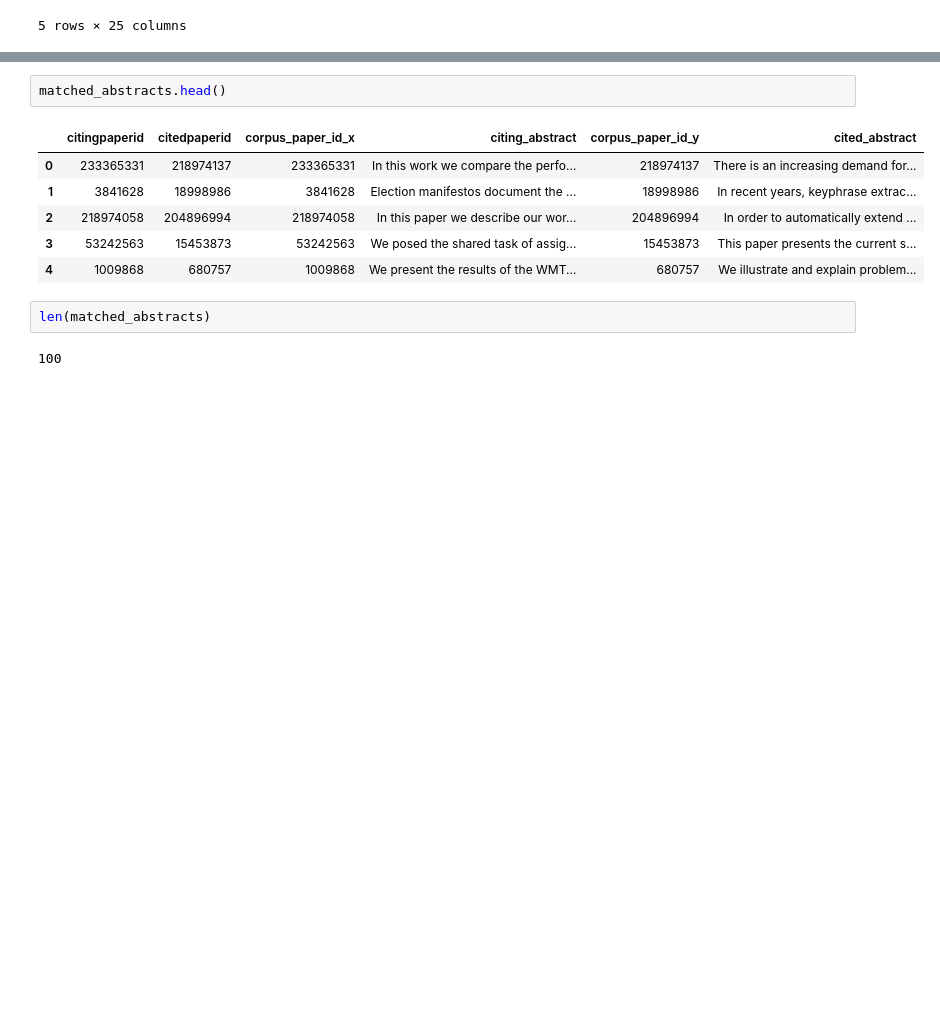
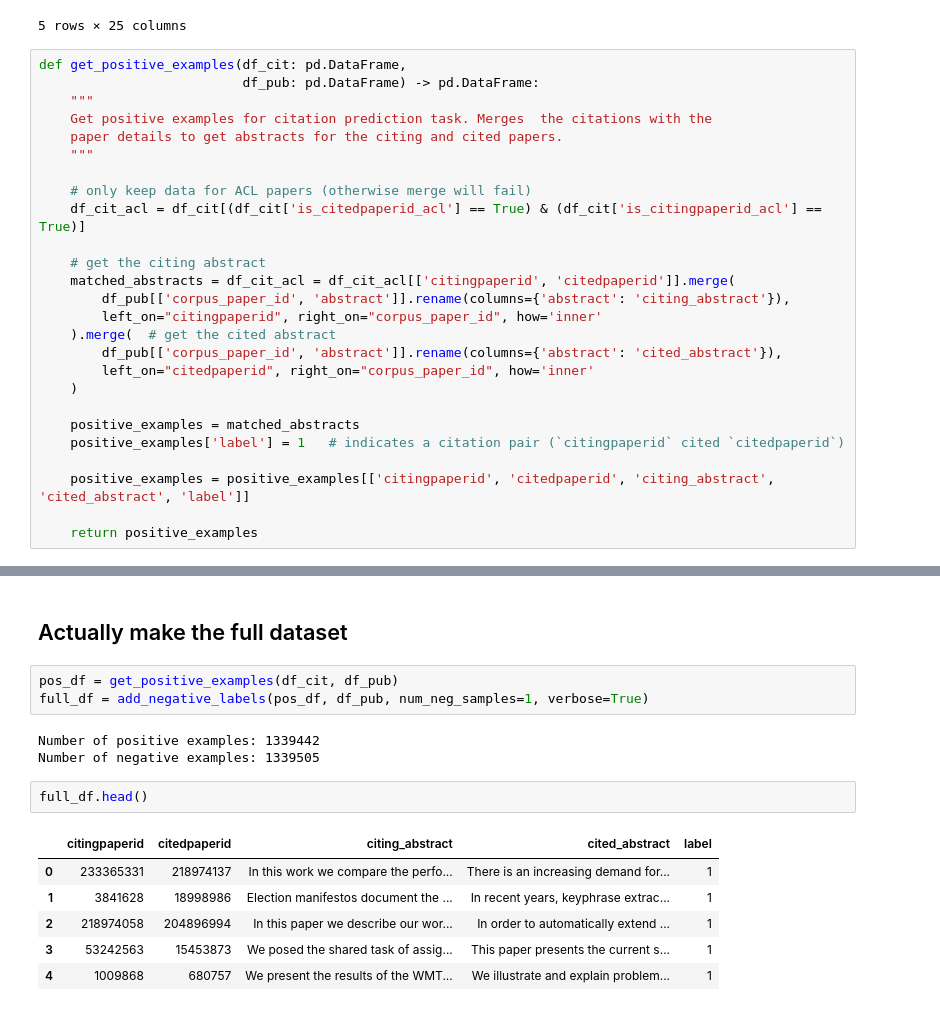
Before and after one commit to danielfrees/causalign, a Jupyter notebook: notebooks/eda.ipynb, the cells around one changed output, grey strips where cells are left out. Saved outputs shown, nothing was run; the diff lists cells and outputs as text; blank space fills up the shorter version.

Commit message:
data prepped

```diff
--- a/notebooks/eda.ipynb
+++ b/notebooks/eda.ipynb
@@ -28,5 +28,31 @@ df_pub.head()
 | 3 | W05-0819 | In this paper, we describe a word... | In this paper, we describe a word... | 1215281 | b20450f67116e59d1348fc472cfc09f96... | 15 | https://aclanthology.org/W05-0819 | Association for Computational Lin... | Ann Arbor, Michigan | ... |
 | 4 | L02-1309 | None | None | 18078432 | 011e943b64a78dadc3440674419821ee0... | 12 | http://www.lrec-conf.org/proceedi... | European Language Resources Assoc... | Las Palmas, Canary Islands - Spain | ... |
 5 rows × 25 columns
+# %%
+def get_positive_examples(df_cit: pd.DataFrame,
+                          df_pub: pd.DataFrame) -> pd.DataFrame:
+    """
+    Get positive examples for citation prediction task. Merges  the citations with the
+    paper details to get abstracts for the citing and cited papers.
+    """
+
+    # only keep data for ACL papers (otherwise merge will fail)
+    df_cit_acl = df_cit[(df_cit['is_citedpaperid_acl'] == True) & (df_cit['is_citingpaperid_acl'] == True)]
+
+    # get the citing abstract
+    matched_abstracts = df_cit_acl = df_cit_acl[['citingpaperid', 'citedpaperid']].merge(
+        df_pub[['corpus_paper_id', 'abstract']].rename(columns={'abstract': 'citing_abstract'}),
+        left_on="citingpaperid", right_on="corpus_paper_id", how='inner'
+    ).merge(  # get the cited abstract
+        df_pub[['corpus_paper_id', 'abstract']].rename(columns={'abstract': 'cited_abstract'}),
+        left_on="citedpaperid", right_on="corpus_paper_id", how='inner'
+    )
+
+    positive_examples = matched_abstracts
+    positive_examples['label'] = 1   # indicates a citation pair (`citingpaperid` cited `citedpaperid`)
+
+    positive_examples = positive_examples[['citingpaperid', 'citedpaperid', 'citing_abstract', 'cited_abstract', 'label']]
+
+    return positive_examples
 # %%
 df_c_short = df_cit[(df_cit['is_citedpaperid_acl'] == True) & (df_cit['is_citingpaperid_acl'] == True)].head(100)
@@ -41,13 +139,17 @@ matched_abstracts = df_c_short = df_c_short[['citingpaperid', 'citedpaperid']].m
+# %% [markdown]
+## Actually make the full dataset
+# %%
+pos_df = get_positive_examples(df_cit, df_pub)
+full_df = add_negative_labels(pos_df, df_pub, num_neg_samples=1, verbose=True)
+# %% [output]
+Number of positive examples: 1339442
+Number of negative examples: 1339505
 # %%
-matched_abstracts.head()
+full_df.head()
 # %% [output]
-|  | citingpaperid | citedpaperid | corpus_paper_id_x | citing_abstract | corpus_paper_id_y | cited_abstract |
-| 0 | 233365331 | 218974137 | 233365331 | In this work we compare the perfo... | 218974137 | There is an increasing demand for... |
-| 1 | 3841628 | 18998986 | 3841628 | Election manifestos document the ... | 18998986 | In recent years, keyphrase extrac... |
-| 2 | 218974058 | 204896994 | 218974058 | In this paper we describe our wor... | 204896994 | In order to automatically extend ... |
-| 3 | 53242563 | 15453873 | 53242563 | We posed the shared task of assig... | 15453873 | This paper presents the current s... |
-| 4 | 1009868 | 680757 | 1009868 | We present the results of the WMT... | 680757 | We illustrate and explain problem... |
+|  | citingpaperid | citedpaperid | citing_abstract | cited_abstract | label |
+| 0 | 233365331 | 218974137 | In this work we compare the perfo... | There is an increasing demand for... | 1 |
+| 1 | 3841628 | 18998986 | Election manifestos document the ... | In recent years, keyphrase extrac... | 1 |
+| 2 | 218974058 | 204896994 | In this paper we describe our wor... | In order to automatically extend ... | 1 |
+| 3 | 53242563 | 15453873 | We posed the shared task of assig... | This paper presents the current s... | 1 |
+| 4 | 1009868 | 680757 | We present the results of the WMT... | We illustrate and explain problem... | 1 |
-# %%
-len(matched_abstracts)
-# %% [output]
-100
```
Also changed, not shown: parts of 7 cells of this notebook.
